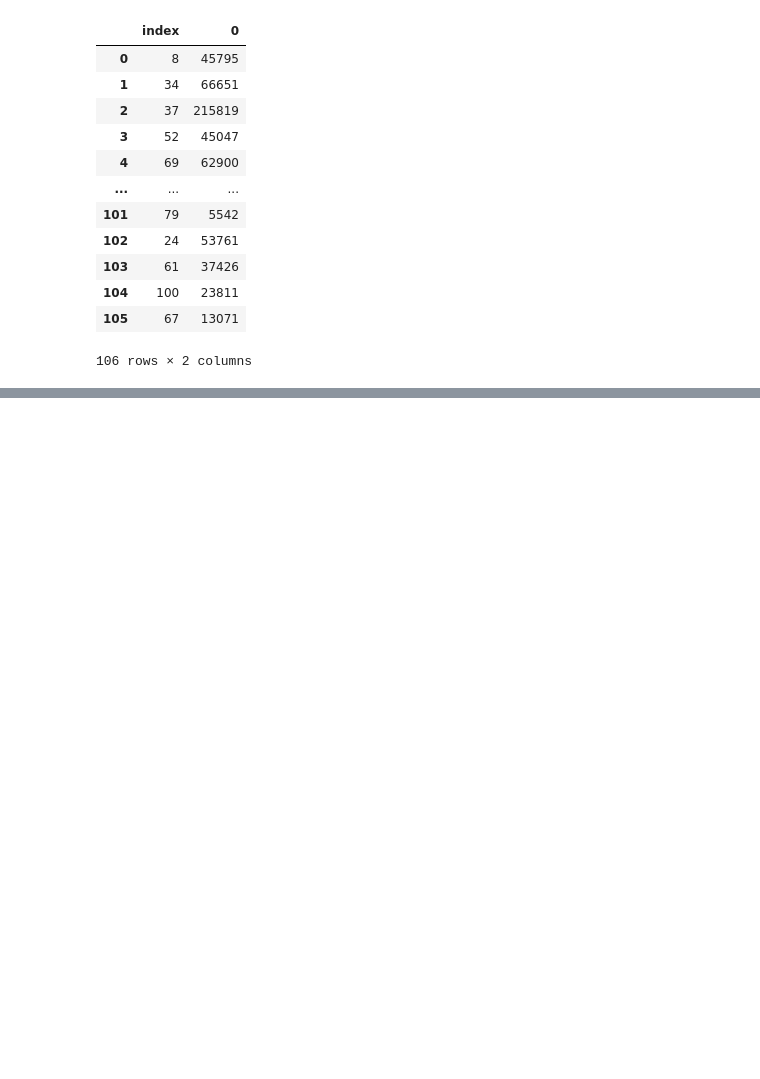
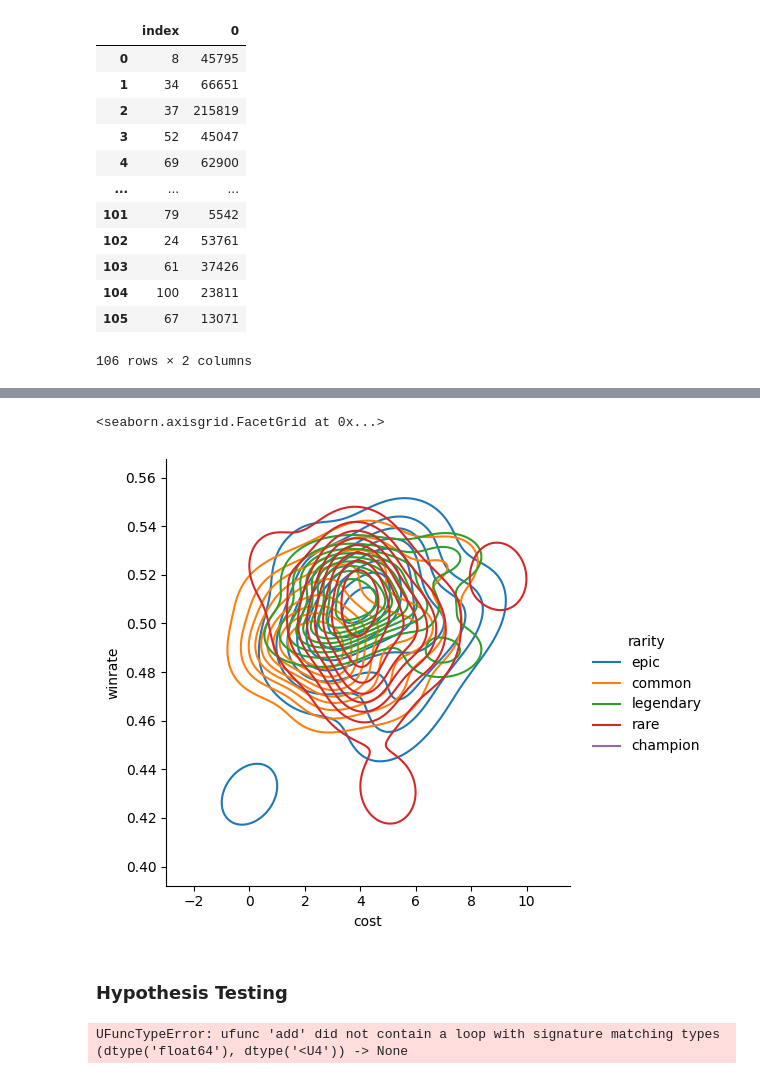
Before and after one commit to tnguyen59/Clash-Royale-Analysis, a Jupyter notebook: nathan.ipynb, the cells around one changed output, grey strips where cells are left out. Drawn from its saved outputs; the diff is of its cells as text; code cells hidden in the pictures; blank space fills up the shorter version.

```diff
--- a/nathan.ipynb
+++ b/nathan.ipynb
@@ -223,0 +248,20 @@ plt.show()
+# %%
+sns.displot(data=change_card_df, x='cost', y='winrate', hue='rarity', kind='kde')
+# %% [output]
+<seaborn.axisgrid.FacetGrid at 0x...>
+[figure, added]
+# %% [markdown]
+### Hypothesis Testing
+# %%
+# No correlation between elixir cost and winrate
+win_rate = change_card_df['winrate']
+elixir_cost = change_card_df['rarity']
+
+corr, p = pearsonr(win_rate, elixir_cost)
+print('Pearsons correlation: %.3f' % corr)
+print('Pearsons correlation pval: %e' % p)
+corr, p = spearmanr(win_rate, elixir_cost)
+print('Spearman correlation: %.3f' % corr)
+print('Spearman correlation pval: %e' % p)
+# %% [output]
+UFuncTypeError: ufunc 'add' did not contain a loop with signature matching types (dtype('float64'), dtype('<U4')) -> None
```
Also changed, not shown: parts of 12 cells of this notebook.
